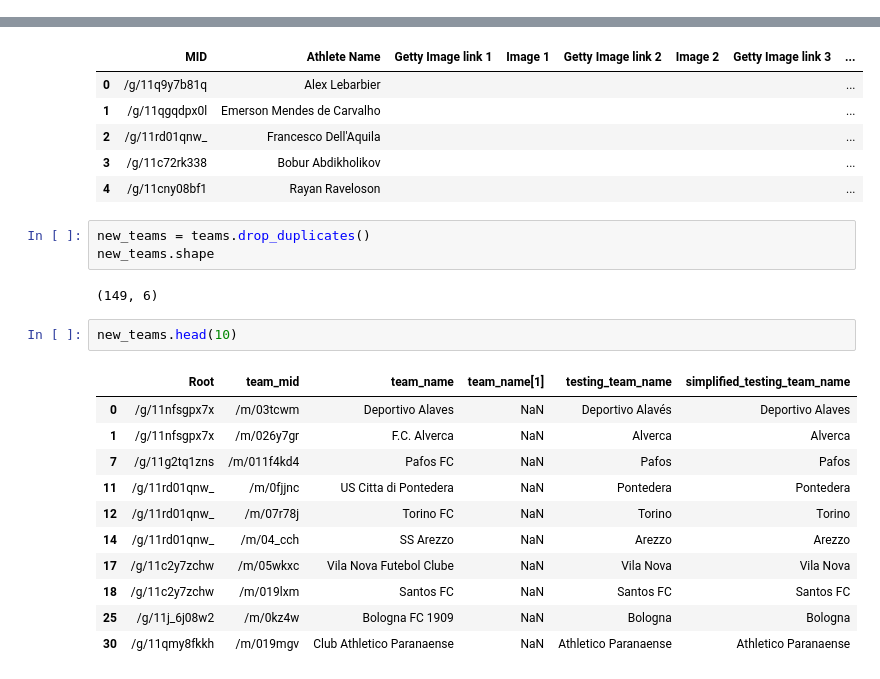
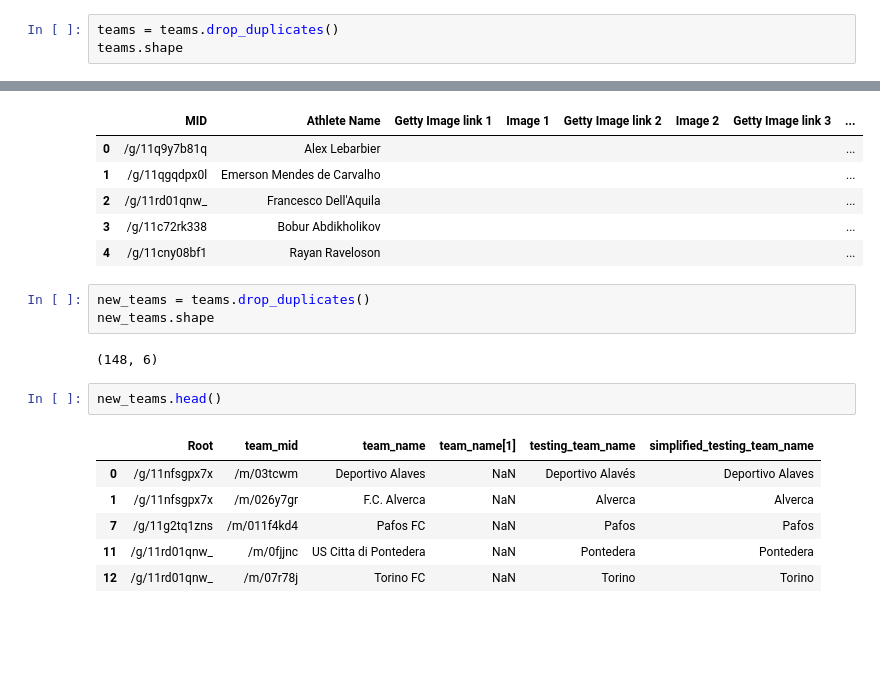
Before and after one commit to somendrew/LMS_Image_Classification, a Jupyter notebook: LMS_Team_Query.ipynb, the cells around one changed output, grey strips where cells are left out. Drawn from its saved outputs; the diff is of its cells as text; blank space fills up the shorter version.

```diff
--- a/LMS_Team_Query.ipynb
+++ b/LMS_Team_Query.ipynb
@@ -12,0 +31,3 @@ teams.shape
+# %%
+teams = teams.drop_duplicates()
+teams.shape
@@ -256,18 +255,13 @@ new_df.head()
 new_teams = teams.drop_duplicates()
 new_teams.shape
 # %% [output]
-(149, 6)
+(148, 6)
 # %%
-new_teams.head(10)
+new_teams.head()
 # %% [output]
 |  | Root | team_mid | team_name | team_name[1] | testing_team_name | simplified_testing_team_name |
 | 0 | /g/11nfsgpx7x | /m/03tcwm | Deportivo Alaves | NaN | Deportivo Alavés | Deportivo Alaves |
 | 1 | /g/11nfsgpx7x | /m/026y7gr | F.C. Alverca | NaN | Alverca | Alverca |
 | 7 | /g/11g2tq1zns | /m/011f4kd4 | Pafos FC | NaN | Pafos | Pafos |
 | 11 | /g/11rd01qnw_ | /m/0fjjnc | US Citta di Pontedera | NaN | Pontedera | Pontedera |
 | 12 | /g/11rd01qnw_ | /m/07r78j | Torino FC | NaN | Torino | Torino |
-| 14 | /g/11rd01qnw_ | /m/04_cch | SS Arezzo | NaN | Arezzo | Arezzo |
-| 17 | /g/11c2y7zchw | /m/05wkxc | Vila Nova Futebol Clube | NaN | Vila Nova | Vila Nova |
-| 18 | /g/11c2y7zchw | /m/019lxm | Santos FC | NaN | Santos FC | Santos FC |
-| 25 | /g/11j_6j08w2 | /m/0kz4w | Bologna FC 1909 | NaN | Bologna | Bologna |
-| 30 | /g/11qmy8fkkh | /m/019mgv | Club Athletico Paranaense | NaN | Athletico Paranaense | Athletico Paranaense |
```
Also changed, not shown: parts of 10 cells of this notebook.
